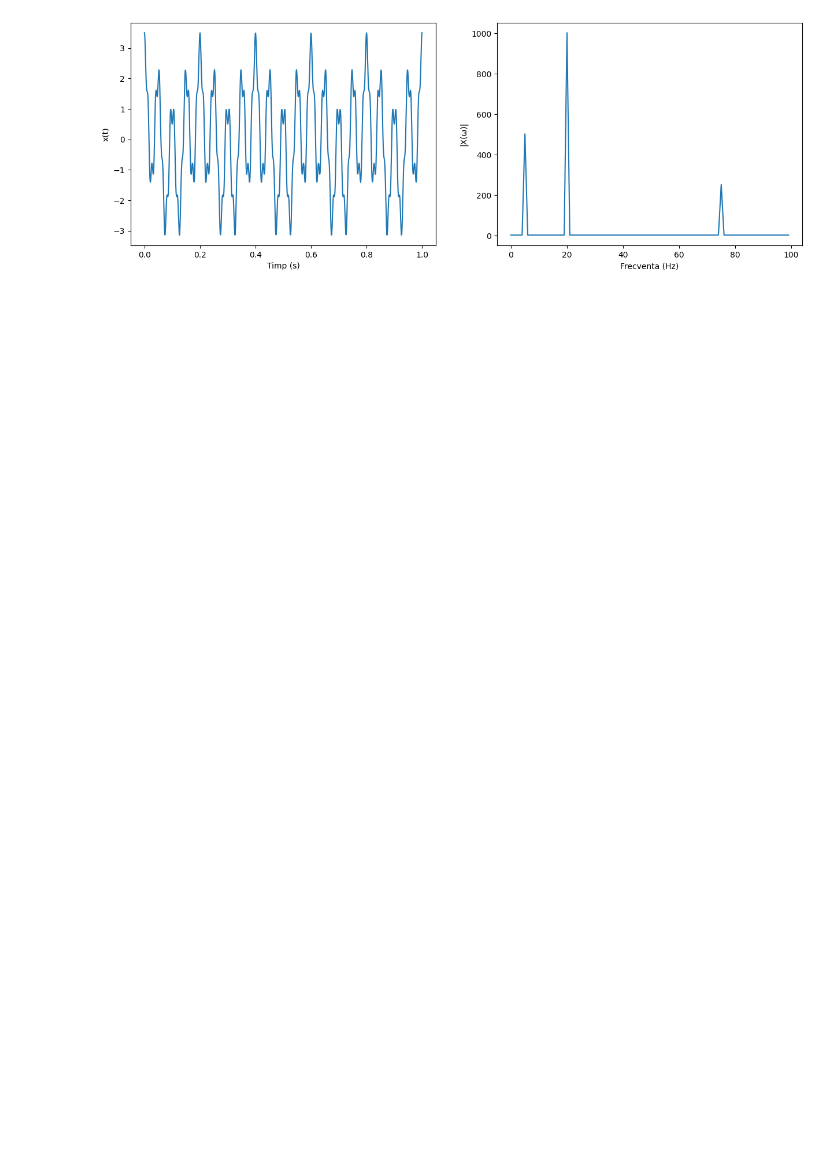
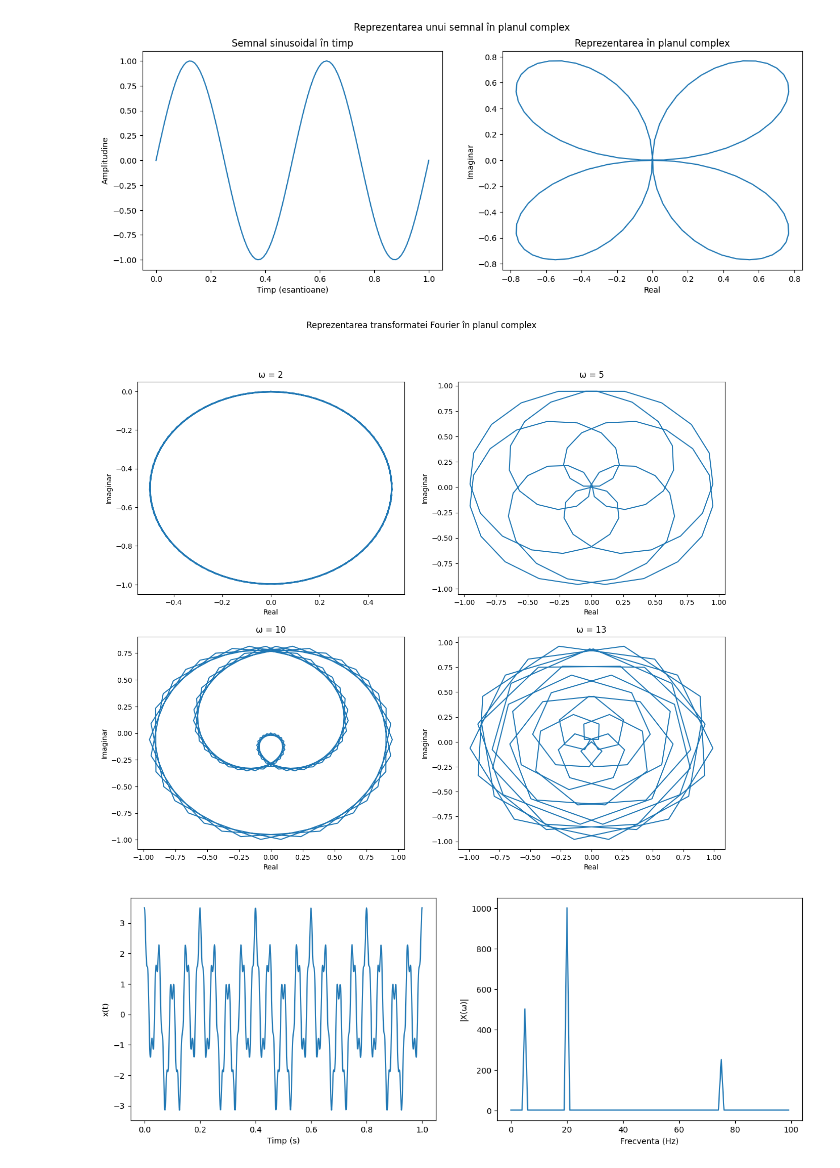
Before and after one commit to lucaion/ProcesareaSemnalelor, a Jupyter notebook: Laborator 3/Lab 3 - rezolvari.ipynb, the cells around one changed output. Drawn from its saved outputs; the diff is of its cells as text; code cells hidden in the pictures; blank space fills up the shorter version.

```diff
--- a/Laborator 3/Lab 3 - rezolvari.ipynb
+++ b/Laborator 3/Lab 3 - rezolvari.ipynb
@@ -2,6 +2,65 @@
 import numpy as np
 import matplotlib.pyplot as plt
 import math
+# %%
+#ex2
+
+t = np.linspace(0, 1, 100)
+f = 2
+x = np.sin(2 * np.pi * f * t)
+
+n = np.linspace(0, 1, 100)
+fourier_representation = x * math.e ** (-2 * np.pi * 1j * n)
+
+fig, (ax1, ax2) = plt.subplots(1, 2)
+fig.suptitle('Reprezentarea unui semnal în planul complex')
+fig.set_size_inches(15, 5)
+ax1.plot(t, x)
+ax1.set_title('Semnal sinusoidal în timp')
+ax1.set_xlabel('Timp (esantioane)')
+ax1.set_ylabel('Amplitudine')
+
+ax2.plot(fourier_representation.real, fourier_representation.imag)
+ax2.set_title('Reprezentarea în planul complex')
+ax2.set_xlabel('Real')
+ax2.set_ylabel('Imaginar')
+
+plt.savefig('ex21.png', format='png')
+plt.savefig('ex21.pdf', format='pdf')
+plt.show()
+
+w = [2, 5, 10, 13]
+fourier_results = []
+
+for i in range(len(w)):
+    fourier_results.append(x * math.e ** (-2 * np.pi * 1j * n * w[i]))
+
+fig, ((ax1, ax2), (ax3, ax4)) = plt.subplots(2, 2)
+fig.suptitle('Reprezentarea transformatei Fourier în planul complex')
+fig.set_size_inches(15, 12)
+
+ax1.set_title('ω = 2')
+ax1.plot(fourier_results[0].real, fourier_results[0].imag)
+
+ax2.set_title('ω = 5')
+ax2.plot(fourier_results[1].real, fourier_results[1].imag)
+
+ax3.set_title('ω = 10')
+ax3.plot(fourier_results[2].real, fourier_results[2].imag)
+
+ax4.set_title('ω = 13')
+ax4.plot(fourier_results[3].real, fourier_results[3].imag)
+
+for ax in (ax1, ax2, ax3, ax4):
+    ax.set_xlabel('Real')
+    ax.set_ylabel('Imaginar')
+
+plt.savefig('ex22.png', format='png')
+plt.savefig('ex22.pdf', format='pdf')
+plt.show()
+# %% [output]
+[figure, added]
+[figure, added]
 # %%
 #ex3
 
```
Also changed, not shown: parts of 1 cell of this notebook, 5 other files.
